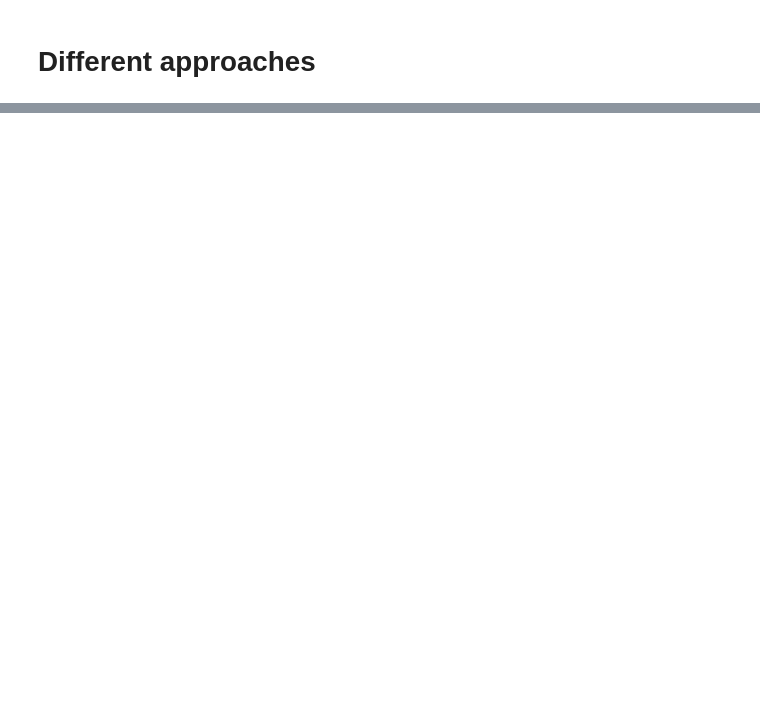
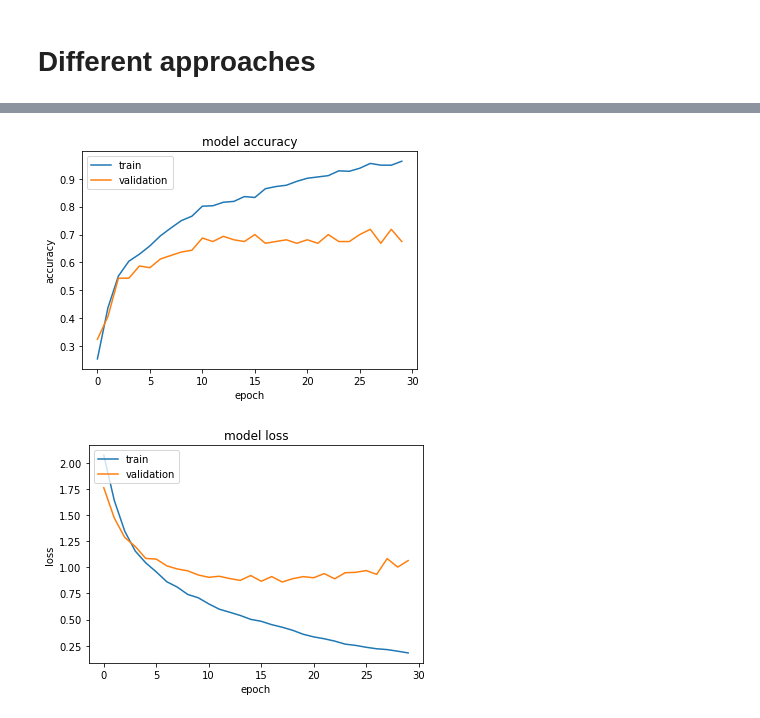
Before and after one commit to haiderali711/genre-prediction-audio, a Jupyter notebook: toy_prediction_model.ipynb, the cells around one changed output, grey strips where cells are left out. Drawn from its saved outputs; the diff is of its cells as text; code cells hidden in the pictures; blank space fills up the shorter version.

```diff
--- a/toy_prediction_model.ipynb
+++ b/toy_prediction_model.ipynb
@@ -549,0 +507,14 @@ Accuracy Cross Gradient Booster (Random Forest) : 0.64333
+# %%
+from sklearn.feature_selection import SelectKBest
+from sklearn.feature_selection import f_classif
+
+selector = SelectKBest(f_classif, k=10)
+selected_features = selector.fit_transform(X, y)
+f_score_indexes = (-selector.scores_).argsort()[:20]
+# %%
+selected_indexes = []
+
+for index in f_score_indexes:
+    selected_indexes.append(X.columns[index])
+
+selected_indexes
@@ -549,0 +551,49 @@ Accuracy Cross Gradient Booster (Random Forest) : 0.64333
+# %%
+X_train, X_test, y_train, y_test = train_test_split(X[selected_indexes], y, test_size=0.2, random_state=0)
+
+#Further split the training data into training and cross-validation datasets
+partial_X_train, X_val, partial_y_train, y_val = train_test_split(X_train, y_train, test_size=0.2, random_state=0)
+# %%
+model = models.Sequential()
+model.add(layers.Dense(512, activation='relu', input_shape=(X_train.shape[1],)))
+
+model.add(layers.Dense(256, activation='relu'))
+
+model.add(layers.Dense(128, activation='relu'))
+
+model.add(layers.Dense(64, activation='relu'))
+
+model.add(layers.Dense(10, activation='softmax'))
+
+model.compile(optimizer='adam',
+              loss='sparse_categorical_crossentropy',
+              metrics=['accuracy'])
+
+
+history = model.fit(partial_X_train,
+                    partial_y_train,
+                    epochs=30,
+                    batch_size=128,
+                    validation_data=(X_val, y_val))
+
+
+print("\n\n**********************\n\n")
+#  "Accuracy"
+plt.plot(history.history['accuracy'])
+plt.plot(history.history['val_accuracy'])
+plt.title('model accuracy')
+plt.ylabel('accuracy')
+plt.xlabel('epoch')
+plt.legend(['train', 'validation'], loc='upper left')
+plt.show()
+
+# "Loss"
+plt.plot(history.history['loss'])
+plt.plot(history.history['val_loss'])
+plt.title('model loss')
+plt.ylabel('loss')
+plt.xlabel('epoch')
+plt.legend(['train', 'validation'], loc='upper left')
+plt.show()
+test_loss, test_acc = model.evaluate(X_test,y_test)
+# %% [output]
@@ -549,0 +617,2 @@ Accuracy Cross Gradient Booster (Random Forest) : 0.64333
+[figure, added]
+[figure, added]
```
Also changed, not shown: parts of 35 cells of this notebook, 1 other file.
